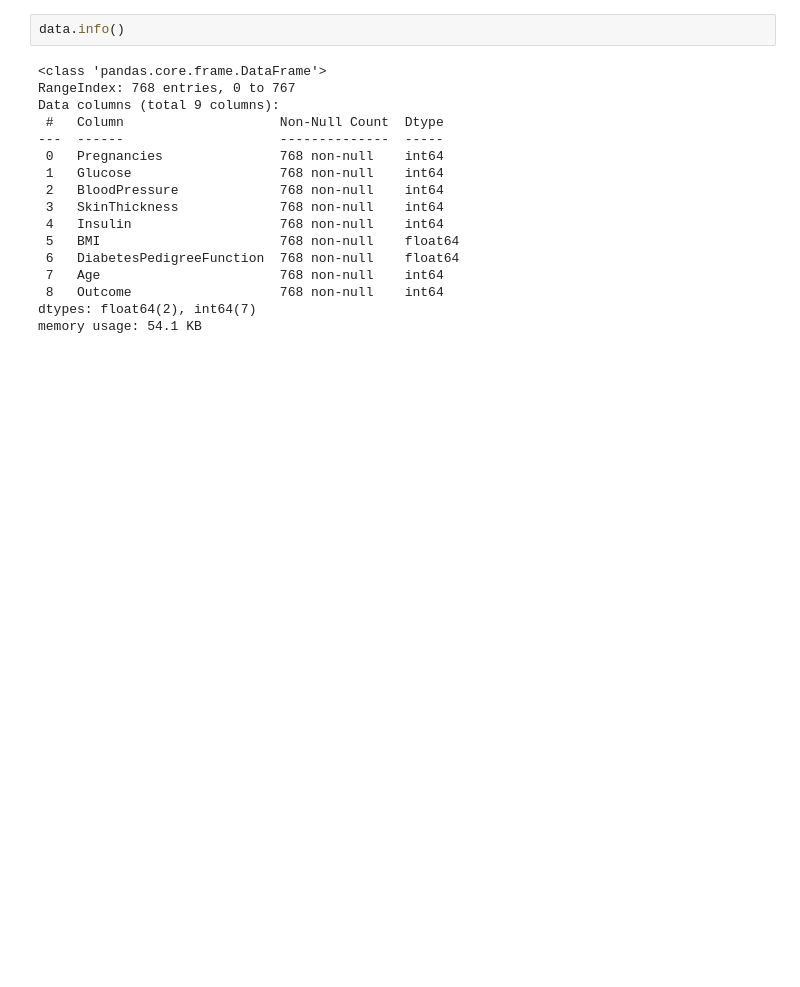
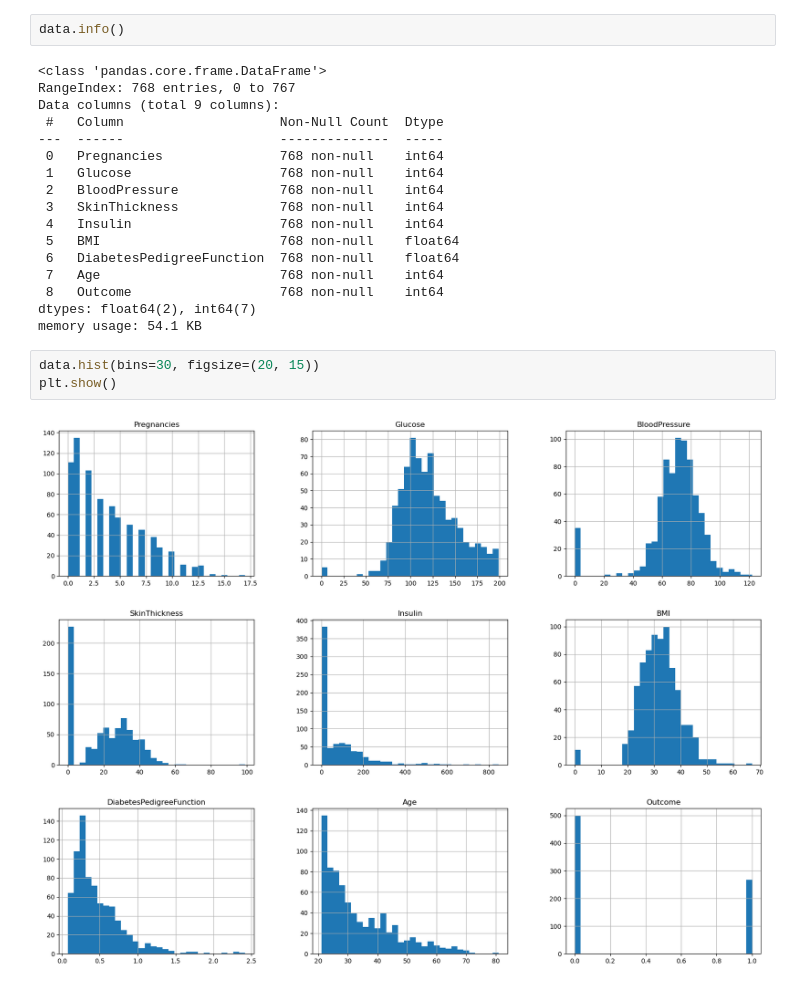
Before and after one commit to sidiquegithub/DIABETES-PREDICTION, a Jupyter notebook: CODE/Untitled.ipynb, the cells around one changed output. Saved outputs shown, nothing was run; the diff lists cells and outputs as text; blank space fills up the shorter version.

```diff
--- a/CODE/Untitled.ipynb
+++ b/CODE/Untitled.ipynb
@@ -52,3 +68,8 @@ Data columns (total 9 columns):
  8   Outcome                   768 non-null    int64
 dtypes: float64(2), int64(7)
 memory usage: 54.1 KB
+# %%
+data.hist(bins=30, figsize=(20, 15))
+plt.show()
+# %% [output]
+[figure, added]
```
Also changed, not shown: parts of 13 cells of this notebook.
